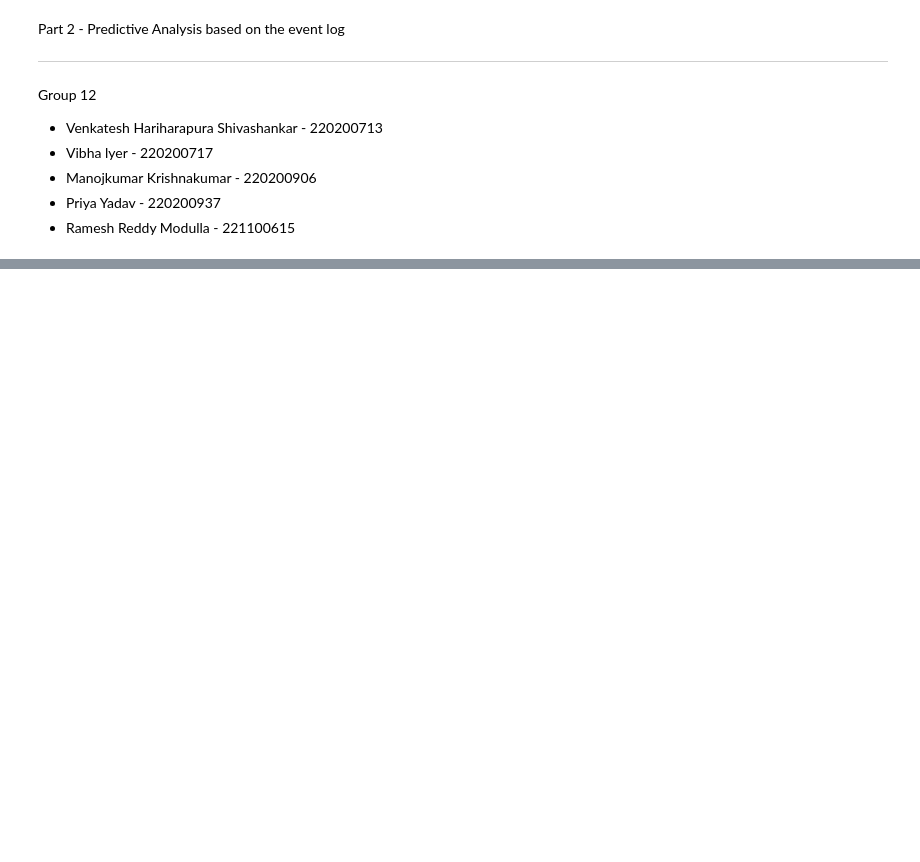
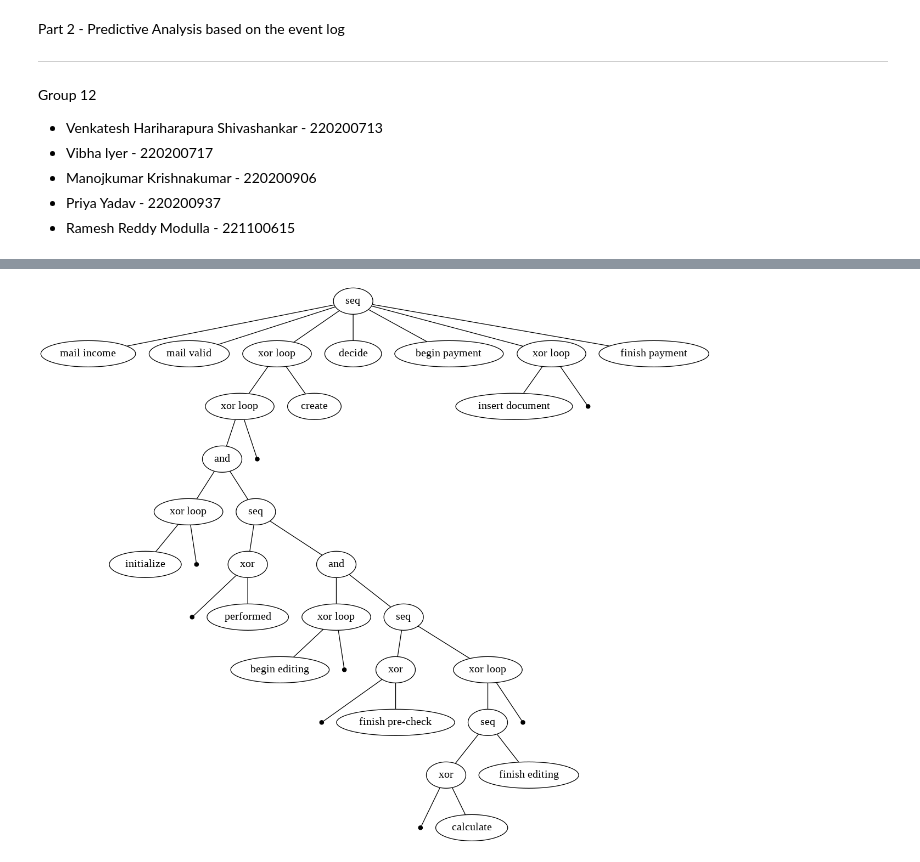
Before and after one commit to MANOJ9590/SPA, a Jupyter notebook: SmartProcessAnalytics(Task2).ipynb, the cells around one changed output, grey strips where cells are left out. Cells and saved outputs as stored; diff of their text form; code cells hidden in the pictures; blank space fills up the shorter version.

```diff
--- a/SmartProcessAnalytics(Task2).ipynb
+++ b/SmartProcessAnalytics(Task2).ipynb
@@ -108,0 +118,5 @@ Predective Analysis
+# %%
+process_tree = pm4py.discover_process_tree_inductive(df)
+pm4py.view_process_tree(process_tree)
+# %% [output]
+[figure, added]
```
Also changed, not shown: parts of 10 cells of this notebook.
